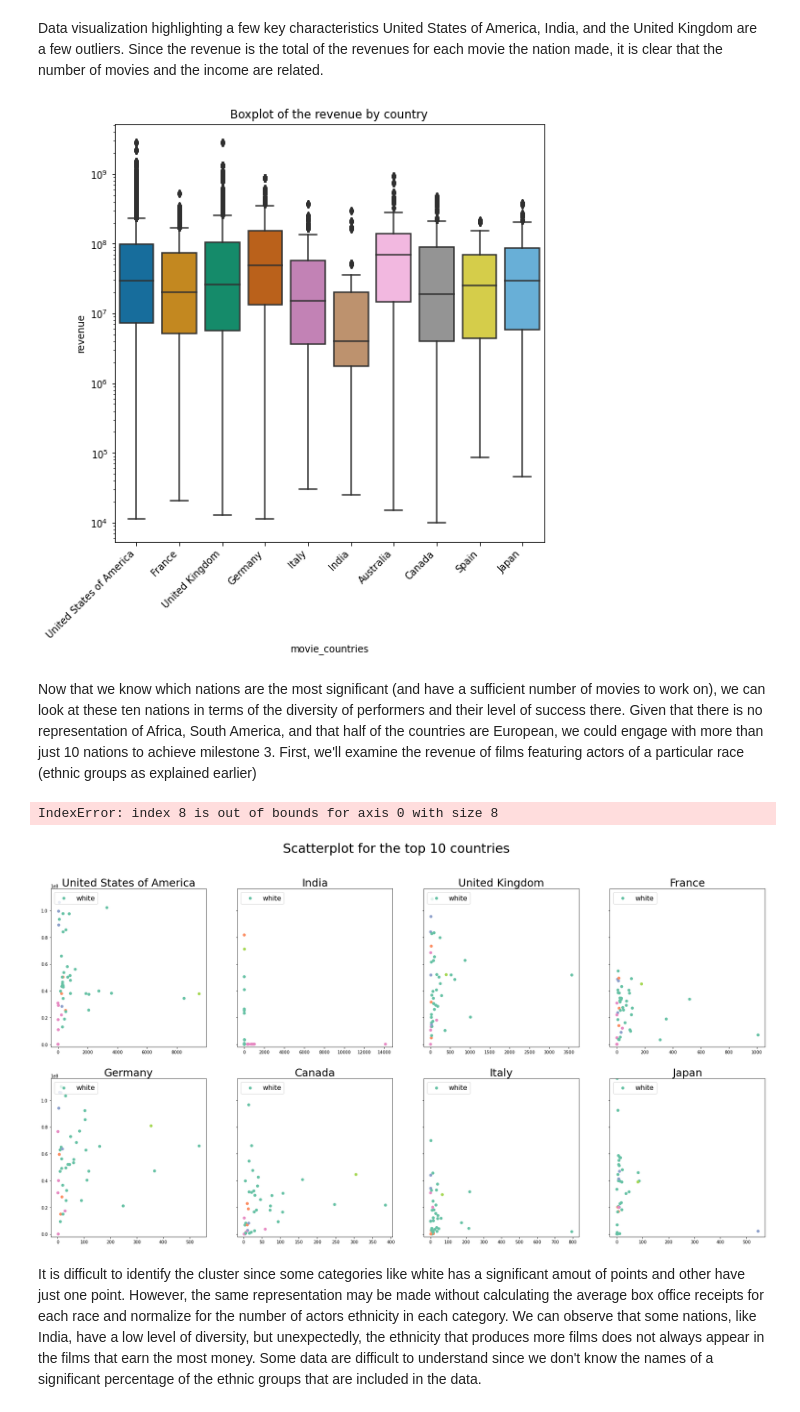
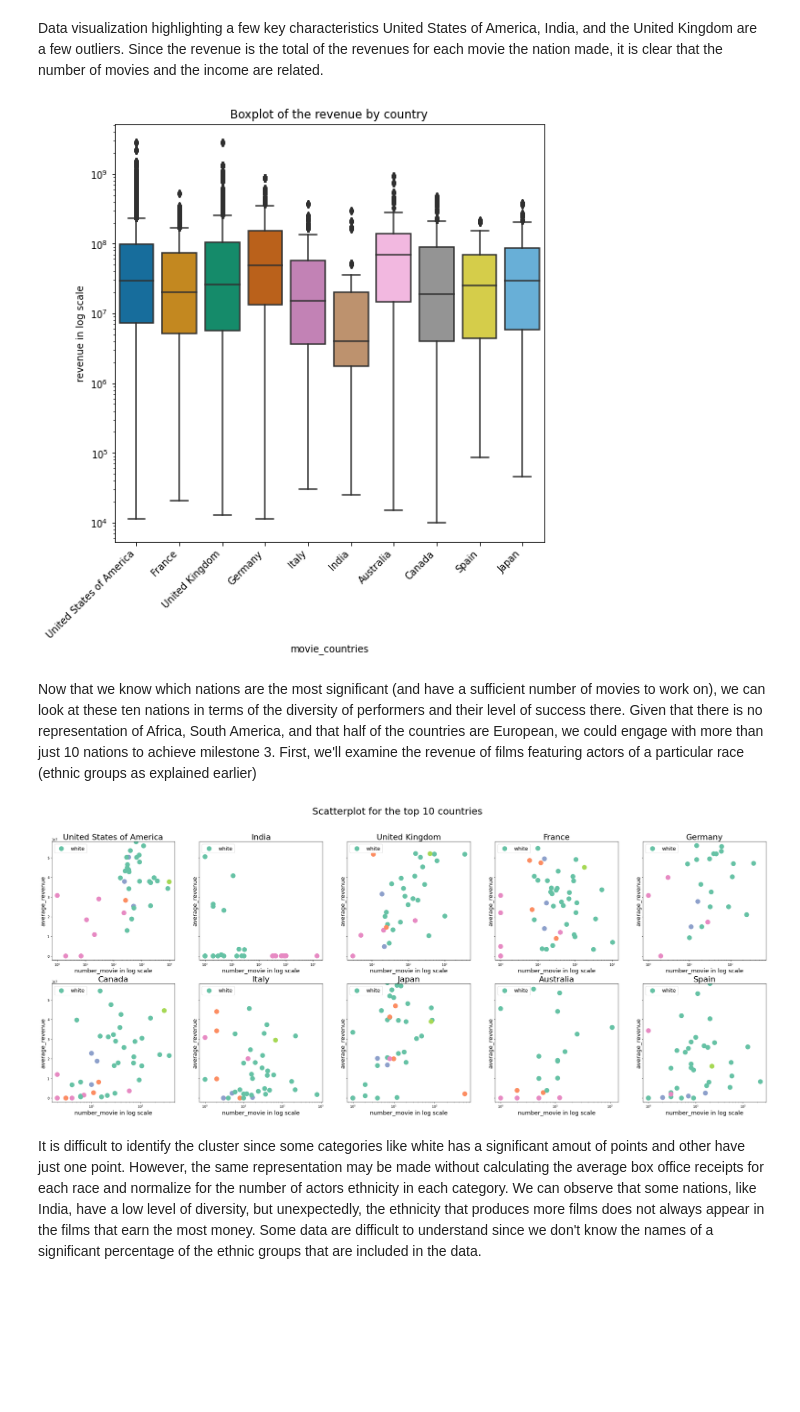
Before and after one commit to epfl-ada/ada-2022-project-borroworrob, a Jupyter notebook: main_milestone2.ipynb, the cells around one changed output. Saved outputs shown, nothing was run; the diff lists cells and outputs as text; code cells hidden in the pictures; blank space fills up the shorter version.

```diff
--- a/main_milestone2.ipynb
+++ b/main_milestone2.ipynb
@@ -405,9 +405,10 @@ plt.figure(figsize = (8,8))
 ax = sns.boxplot(y = 'revenue', x = 'movie_countries', palette = "colorblind", data = df)
 ax.set_xticklabels(ax.get_xticklabels(), rotation = 45, ha='right')
 ax.set_yscale("log")
+ax.set(ylabel='revenue in log scale')
 _ = plt.title("Boxplot of the revenue by country")
 # %% [output]
-[figure, old version]
+[figure, new version]
 # %% [markdown]
 Now that we know which nations are the most significant (and have a sufficient number of movies to work on), we can look at these ten nations in terms of the diversity of performers and their level of success there. Given that there is no representation of Africa, South America, and that half of the countries are European, we could engage with more than just 10 nations to achieve milestone 3.
 First, we'll examine the revenue of films featuring actors of a particular race (ethnic groups as explained earlier)
@@ -453,32 +454,29 @@ def ethnic_sucess (country) :
 
     return data_actor_succes
 # %%
-fig, axs = plt.subplots(2,4, figsize=(30, 15), sharey=True)
+fig, axs = plt.subplots(2,5, figsize=(40, 15), sharey=True)
 fig.suptitle('Scatterplot for the top 10 countries', size = 30)
 axs = axs.ravel()
 # Get Unique ethnicity
 color_labels = ethnic_sucess(value)['categories'].unique()
 
 # List of colors in the color palettes
 rgb_values = sns.color_palette("Set2", 7)
 
 # Map category to the colors
 color_map = dict(zip(color_labels, rgb_values))
 
 # Scatter plot of the average revenue for the 10 top countries
 for i, value in enumerate(top_10_countries) :
-    axs[i].scatter(ethnic_sucess(value)['number_movie'],ethnic_sucess(value)['average_revenue'],c= ethnic_sucess(value)['categories'].map(color_map))
+    axs[i].scatter(ethnic_sucess(value)['number_movie'],ethnic_sucess(value)['average_revenue'],c= ethnic_sucess(value)['categories'].map(color_map), s=200)
     axs[i].set_title(top_10_countries[i], size = 25)
-    axs[i].legend(color_labels,loc='upper left',prop={'size': 16})
     axs[i].yaxis.label.set_size(18)
     axs[i].xaxis.label.set_size(18)
+    axs[i].set_xscale('log')
     axs[i].set_ylim(-2000000,np.max(ethnic_sucess(value)['average_revenue']))
-for ax in axs.flat:
-    ax.set(xlabel='ethnicity', ylabel='average_revenue')
-
-fig.delaxes(axs[-1])
+    axs[i].set(xlabel='number_movie in log scale', ylabel='average_revenue')
+    axs[i].legend(color_labels,loc='upper left',prop={'size': 16})
 # %% [output]
-IndexError: index 8 is out of bounds for axis 0 with size 8
-[figure, old version]
+[figure, new version]
 # %% [markdown]
 It is difficult to identify the cluster since some categories like white has a significant amout of points and other have just one point. However, the same representation may be made without calculating the average box office receipts for each race and normalize for the number of actors ethnicity in each category. We can observe that some nations, like India, have a low level of diversity, but unexpectedly, the ethnicity that produces more films does not always appear in the films that earn the most money. Some data are difficult to understand since we don't know the names of a significant percentage of the ethnic groups that are included in the data.
```
Also changed, not shown: parts of 2 cells of this notebook.
